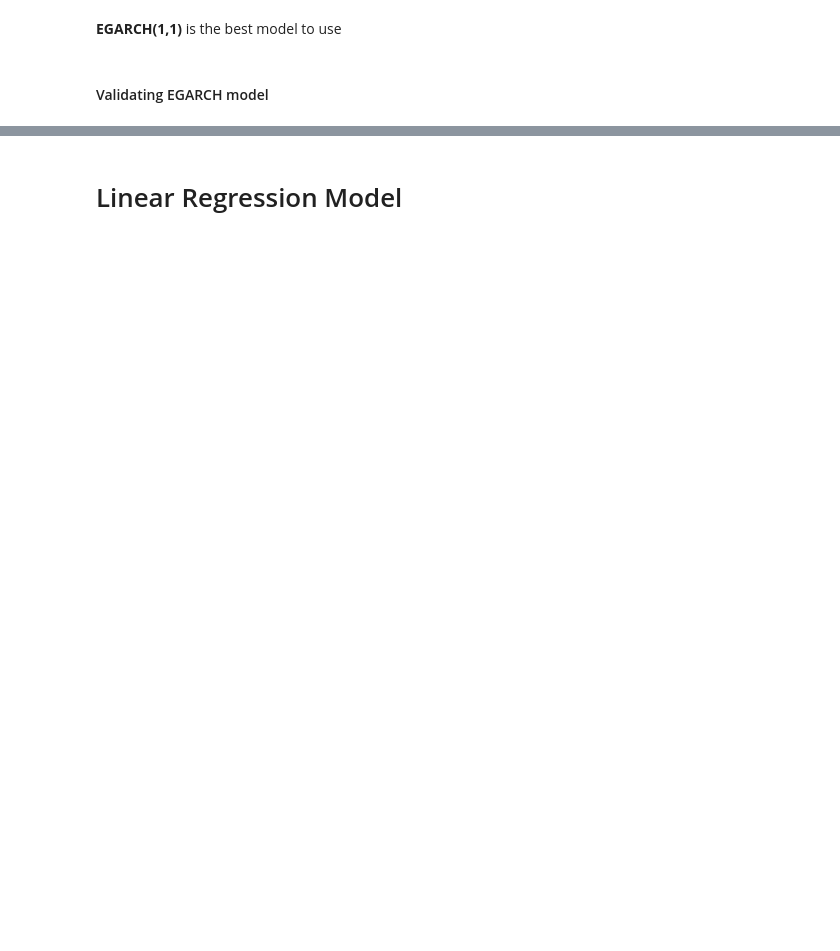
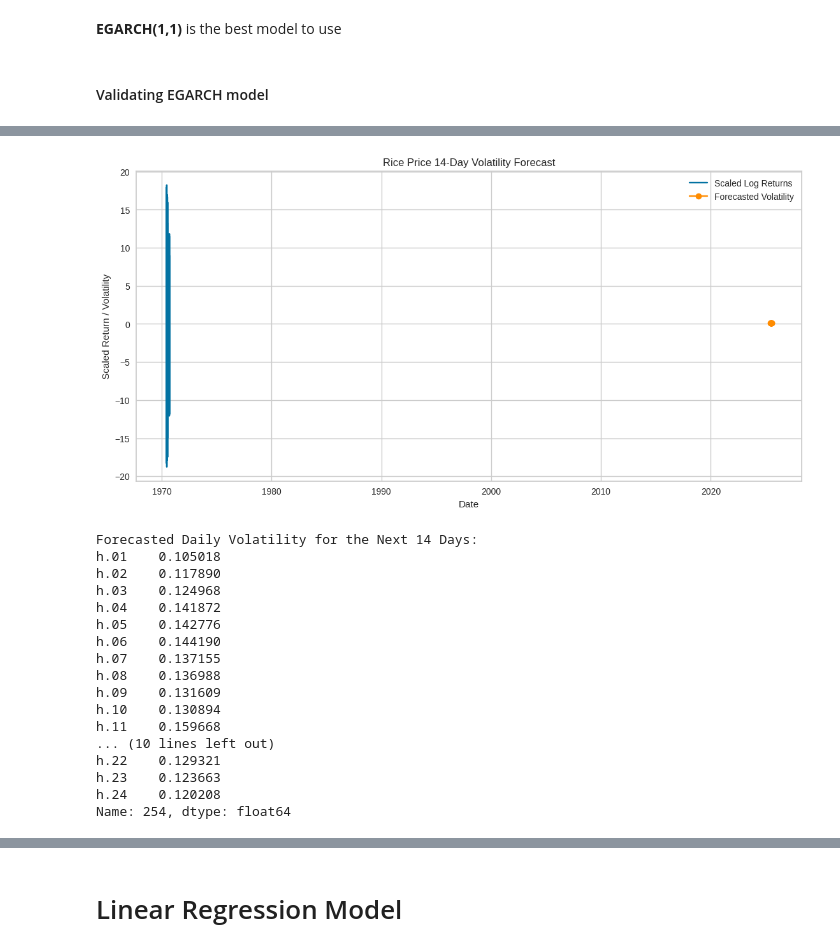
Before and after one commit to DVIlangamge/FYP--Rice-Price-Volatility-Analysis-and-Forecasting, a Jupyter notebook: FYP.ipynb, the cells around one changed output, grey strips where cells are left out. Drawn from its saved outputs; the diff is of its cells as text; code cells hidden in the pictures; blank space fills up the shorter version.

```diff
--- a/FYP.ipynb
+++ b/FYP.ipynb
@@ -60,7 +60,7 @@ import pandas as pd
 # %% [markdown]
 predict data from 2019 to 2024
 # %%
-df1 = '/content/FYP--Food-Price-Volatility-Analysis-and-Forecasting/wfp_food_prices_lka.csv'
+df1 = '/content/FYP--Rice-Price-Volatility-Analysis-and-Forecasting/wfp_food_prices_lka.csv'
 price_list= pd.read_csv(df1)
 # %%
 price_list.head(5)
@@ -364,16 +365,16 @@ from sklearn import preprocessing
 # Importing Weather CSV files
 # %%
 #importing  weather data
-df5 = '/content/FYP--Food-Price-Volatility-Analysis-and-Forecasting/weather/Anuradhapura_2015_2016.csv'
-df6 = '/content/FYP--Food-Price-Volatility-Analysis-and-Forecasting/weather/P_2015_2016.csv'
-df7 = '/content/FYP--Food-Price-Volatility-Analysis-and-Forecasting/weather/Anuradhapura_n_Polonnaruwa_2017-01_2017-04.csv'
-df8 = '/content/FYP--Food-Price-Volatility-Analysis-and-Forecasting/weather/AnP_2017-05_2017-09.csv'
-df9 = '/content/FYP--Food-Price-Volatility-Analysis-and-Forecasting/weather/AnP_2017-10-1_2019-1-31.csv'
-df10 = '/content/FYP--Food-Price-Volatility-Analysis-and-Forecasting/weather/AnP_2019-02-1_2020-05-31.csv'
-df11 = '/content/FYP--Food-Price-Volatility-Analysis-and-Forecasting/weather/AnP_2020-06-1_2021-09-30.csv'
-df12 = '/content/FYP--Food-Price-Volatility-Analysis-and-Forecasting/weather/AnP_2021-10-1_2023-1-31.csv'
-df13 = '/content/FYP--Food-Price-Volatility-Analysis-and-Forecasting/weather/AnP_2023-02-1_2024-05-31.csv'
-df14 = '/content/FYP--Food-Price-Volatility-Analysis-and-Forecasting/weather/AnP_2024-06-1_2025-09-31.csv'
+df5 = '/content/FYP--Rice-Price-Volatility-Analysis-and-Forecasting/weather/Anuradhapura_2015_2016.csv'
+df6 = '/content/FYP--Rice-Price-Volatility-Analysis-and-Forecasting/weather/P_2015_2016.csv'
+df7 = '/content/FYP--Rice-Price-Volatility-Analysis-and-Forecasting/weather/Anuradhapura_n_Polonnaruwa_2017-01_2017-04.csv'
+df8 = '/content/FYP--Rice-Price-Volatility-Analysis-and-Forecasting/weather/AnP_2017-05_2017-09.csv'
+df9 = '/content/FYP--Rice-Price-Volatility-Analysis-and-Forecasting/weather/AnP_2017-10-1_2019-1-31.csv'
+df10 = '/content/FYP--Rice-Price-Volatility-Analysis-and-Forecasting/weather/AnP_2019-02-1_2020-05-31.csv'
+df11 = '/content/FYP--Rice-Price-Volatility-Analysis-and-Forecasting/weather/AnP_2020-06-1_2021-09-30.csv'
+df12 = '/content/FYP--Rice-Price-Volatility-Analysis-and-Forecasting/weather/AnP_2021-10-1_2023-1-31.csv'
+df13 = '/content/FYP--Rice-Price-Volatility-Analysis-and-Forecasting/weather/AnP_2023-02-1_2024-05-31.csv'
+df14 = '/content/FYP--Rice-Price-Volatility-Analysis-and-Forecasting/weather/AnP_2024-06-1_2025-09-31.csv'
 # %%
 c1 = pd.read_csv(df5)
 c2 = pd.read_csv(df6)
@@ -820,7 +821,7 @@ Length: 3892, dtype: datetime64[ns]
 # Importing Fuel Price CSV file
 # %%
 #importing fuel prices
-df4 = '/content/FYP--Food-Price-Volatility-Analysis-and-Forecasting/Historicl Diesel Price- from 2010.xlsx'
+df4 = '/content/FYP--Rice-Price-Volatility-Analysis-and-Forecasting/Historicl Diesel Price- from 2010.xlsx'
 fuel_prices = pd.read_excel(df4)
 fuel_prices
 # %% [output]
@@ -2980,27 +3065,51 @@ plt.show()
 # %%
 # Forecast 14 days into the future
 forecast_horizon = 24
-forecasts = egarch_result.forecast(horizon=forecast_horizon, reindex=True)
+forecasts = egarch_result.forecast(
+    horizon=forecast_horizon,
+    method="simulation",
+    simulations=1000,
+    reindex=True
+)#AI
 
 # Extract the predicted variance and convert to annualized volatility
 forecast_variance = forecasts.variance.iloc[-1]
 forecast_volatility = np.sqrt(forecast_variance)
 
 # Get the last date from our original data
-last_date = data_for_split_1['Date'][-1]
+last_date = pd.to_datetime(data_for_split_1['Date'].iloc[-1])
 
 # Create a date range for the forecast
 forecast_dates = pd.date_range(start=last_date + pd.Timedelta(days=1), periods=forecast_horizon)
 
 # Plot the forecast
 plt.figure(figsize=(12, 6))
 plt.plot(scaled_returns.tail(100), label='Scaled Log Returns')
 plt.plot(forecast_dates, forecast_volatility, label='Forecasted Volatility', color='darkorange', marker='o')
 plt.title('Rice Price 14-Day Volatility Forecast')
 plt.xlabel('Date')
 plt.ylabel('Scaled Return / Volatility')
 plt.legend()
 plt.show()
 
 print("Forecasted Daily Volatility for the Next 14 Days:")
 print(forecast_volatility)
+# %% [output]
+[figure, added]
+Forecasted Daily Volatility for the Next 14 Days:
+h.01    0.105018
+h.02    0.117890
+h.03    0.124968
+h.04    0.141872
+h.05    0.142776
+h.06    0.144190
+h.07    0.137155
+h.08    0.136988
+h.09    0.131609
+h.10    0.130894
+h.11    0.159668
+... (10 lines left out)
+h.22    0.129321
+h.23    0.123663
+h.24    0.120208
+Name: 254, dtype: float64
```
Also changed, not shown: parts of 56 cells of this notebook.
